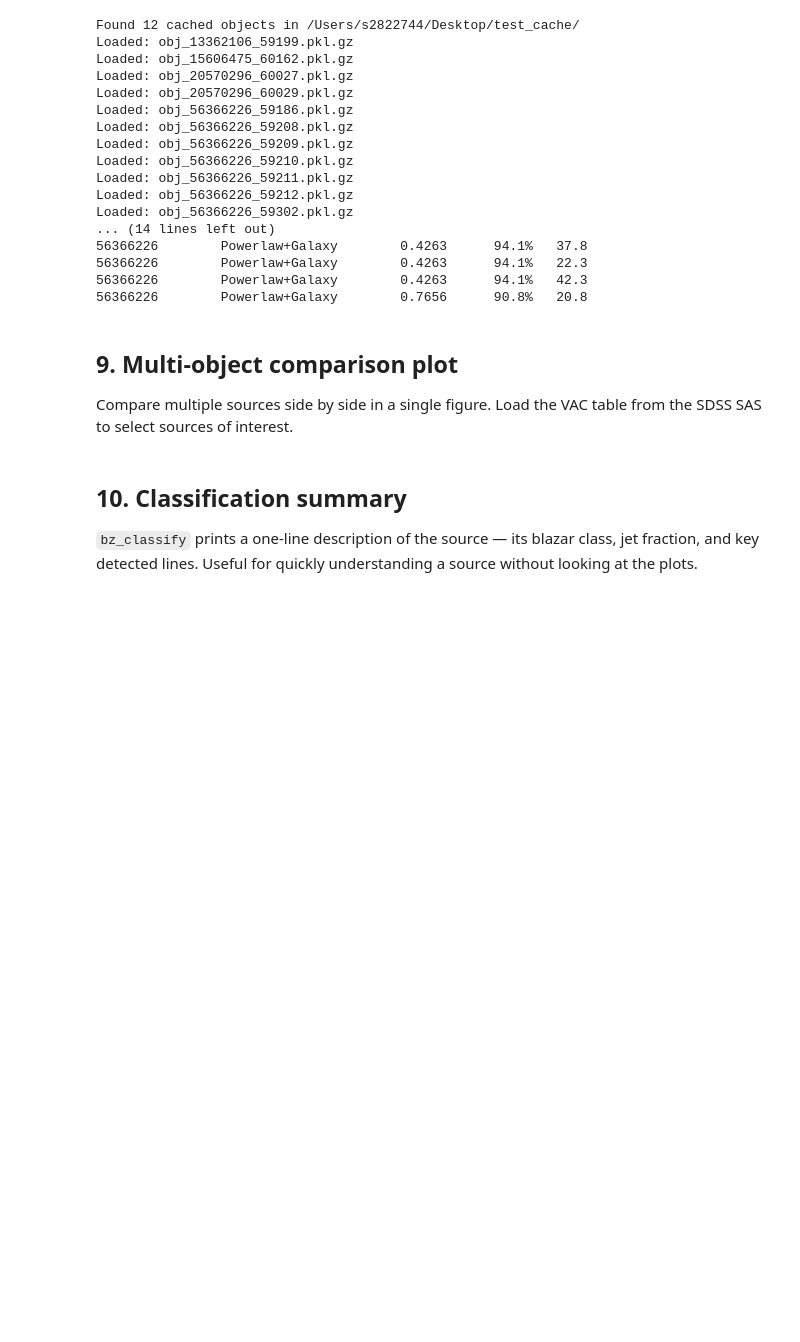
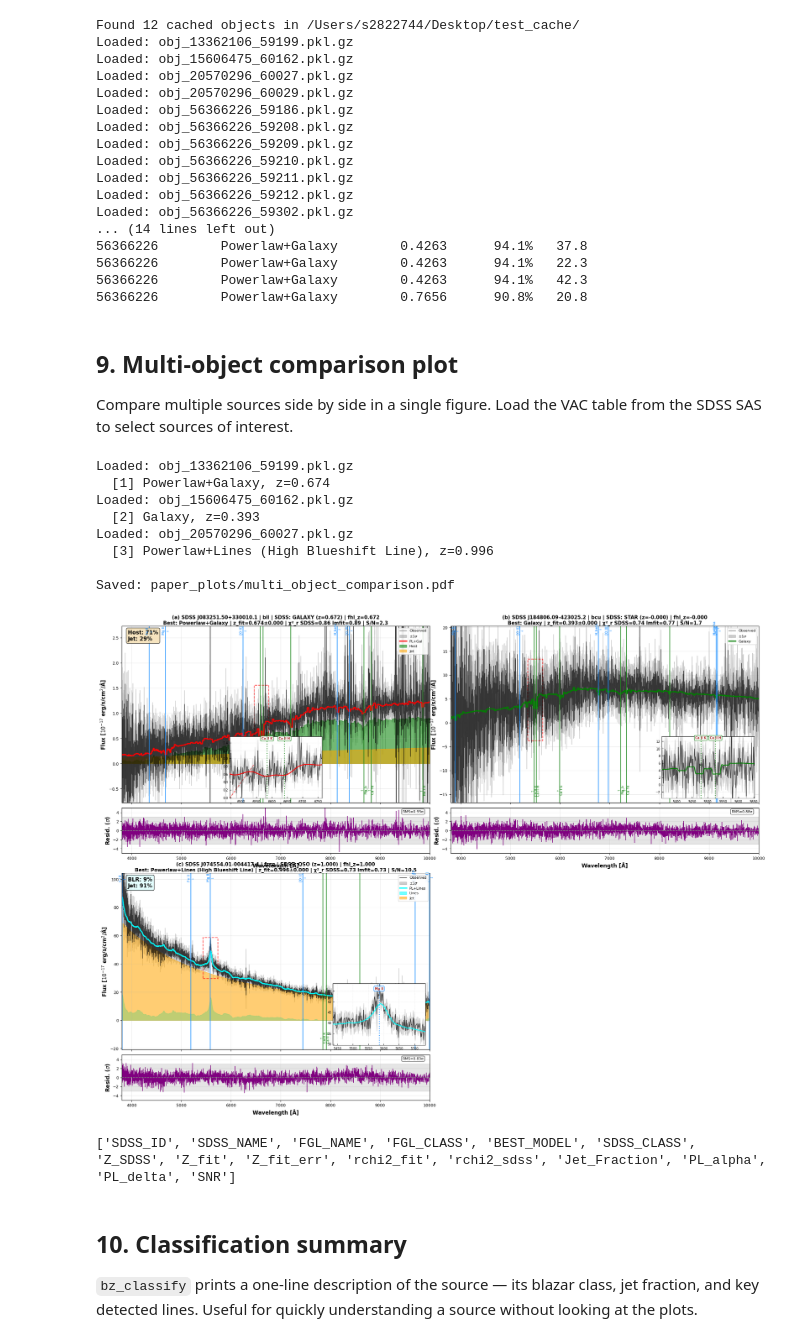
Before and after one commit to minlowie/Blazar-Analysis-Pipeline, a Jupyter notebook: demo.ipynb, the cells around one changed output. Saved outputs shown, nothing was run; the diff lists cells and outputs as text; code cells hidden in the pictures; blank space fills up the shorter version.

```diff
--- a/demo.ipynb
+++ b/demo.ipynb
@@ -486,26 +486,40 @@ Load the VAC table from the SDSS SAS to select sources of interest.
 # %%
 from astropy.table import Table
 from astropy.io import fits
 
 # Load VAC table — download from SDSS SAS (link in README)
-#vac = Table(fits.open('fermi_blazar_vac_dr20.fits')[1].data)
+vac = Table(fits.open('fermi_blazar_vac_dr20.fits')[1].data)
 
 # For this demo we use all three sources from the test cache
 object_list = [
     {'SDSS_ID': 13362106, 'MJD': 59199},
     {'SDSS_ID': 15606475, 'MJD': 60162},
     {'SDSS_ID': 20570296, 'MJD': 60027},
 ]
 
-# Note: bz_compare requires the full VAC table
-# to look up source metadata. Uncomment the vac line above first.
-# fig = bz_compare(
-#     object_list = object_list,
-#     cache       = cache,
-#     final_bl    = vac,
-#     n_cols      = 2,
-#     save_dir    = 'my_plots'
-# )
+#Note: bz_compare requires the full VAC table
+#to look up source metadata. Uncomment the vac line above first.
+fig = bz_compare(
+    object_list = object_list,
+    cache       = cache,
+    final_bl    = vac,
+    n_cols      = 2,
+    #save_dir    = 'my_plots' #Uncomment to save the plot to a directory (Creates a folder named 'my_plots' in the current working directory if it doesn't exist
+)
+# %% [output]
+Loaded: obj_13362106_59199.pkl.gz
+  [1] Powerlaw+Galaxy, z=0.674
+Loaded: obj_15606475_60162.pkl.gz
+  [2] Galaxy, z=0.393
+Loaded: obj_20570296_60027.pkl.gz
+  [3] Powerlaw+Lines (High Blueshift Line), z=0.996
+
+Saved: paper_plots/multi_object_comparison.pdf
+[figure, added]
+# %%
+print(vac.colnames)
+# %% [output]
+['SDSS_ID', 'SDSS_NAME', 'FGL_NAME', 'FGL_CLASS', 'BEST_MODEL', 'SDSS_CLASS', 'Z_SDSS', 'Z_fit', 'Z_fit_err', 'rchi2_fit', 'rchi2_sdss', 'Jet_Fraction', 'PL_alpha', 'PL_delta', 'SNR']
 # %% [markdown]
 ## 10. Classification summary
 
```
Also changed, not shown: parts of 3 cells of this notebook.
